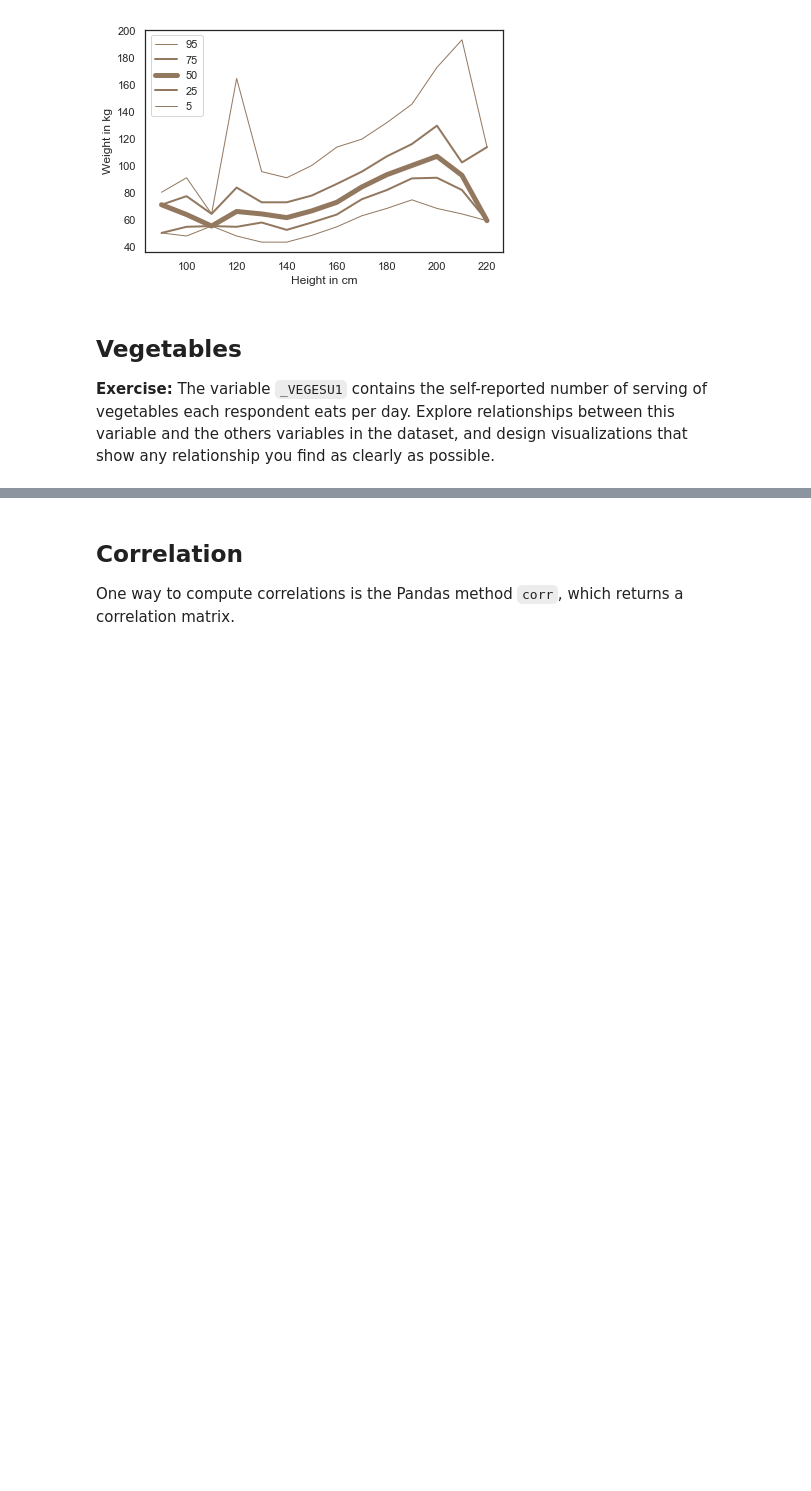
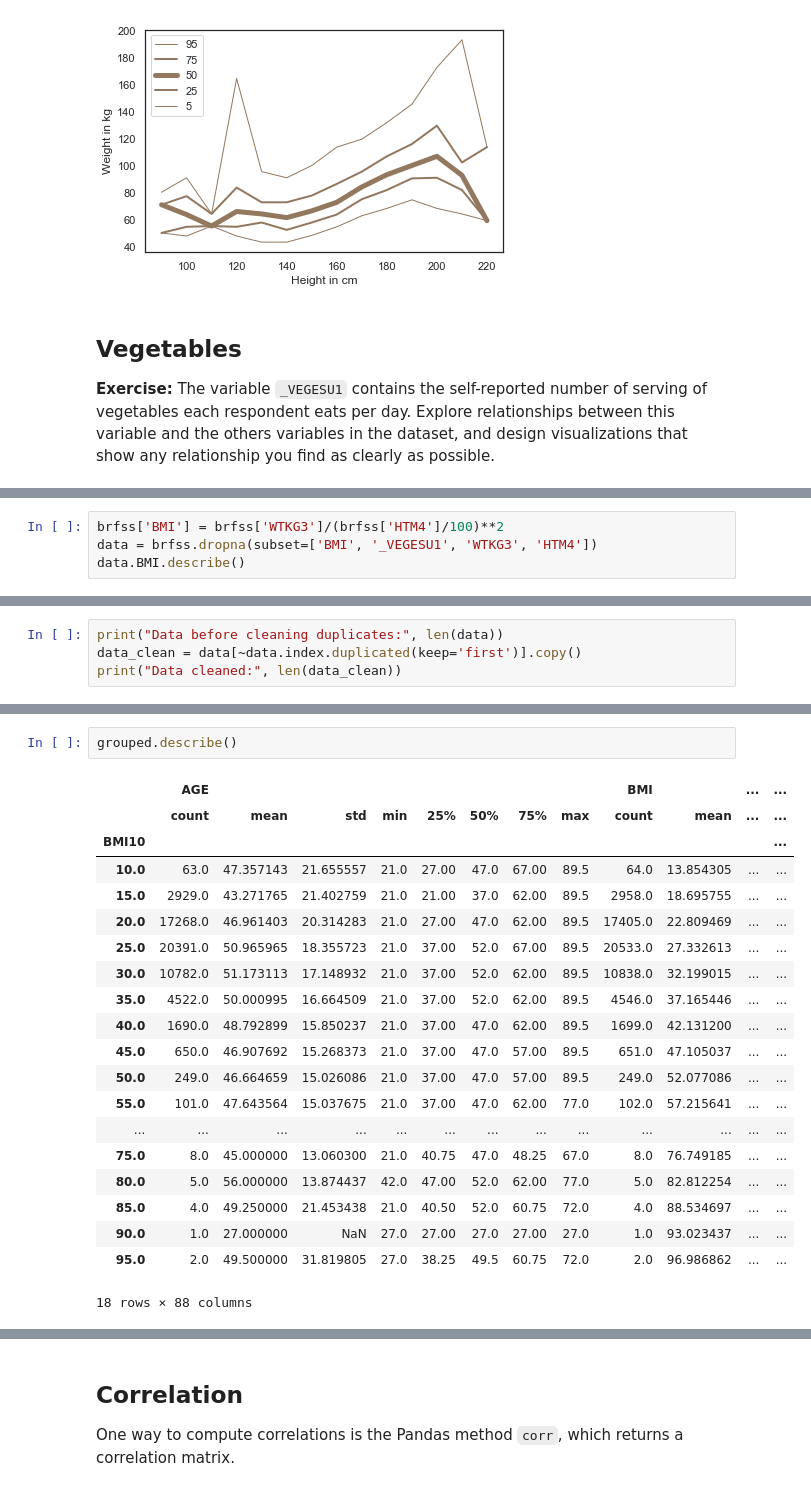
Before and after one commit to minhkhang1795/ThinkStats2, a Jupyter notebook: homeworks/homework03mine.ipynb, the cells around one changed output, grey strips where cells are left out. Cells and saved outputs as stored; diff of their text form; blank space fills up the shorter version.

```diff
--- a/homeworks/homework03mine.ipynb
+++ b/homeworks/homework03mine.ipynb
@@ -447,0 +444,4 @@ decorate(xlabel='Height in cm',
+# %%
+brfss['BMI'] = brfss['WTKG3']/(brfss['HTM4']/100)**2
+data = brfss.dropna(subset=['BMI', '_VEGESU1', 'WTKG3', 'HTM4'])
+data.BMI.describe()
@@ -447,0 +475,4 @@ decorate(xlabel='Height in cm',
+# %%
+print("Data before cleaning duplicates:", len(data))
+data_clean = data[~data.index.duplicated(keep='first')].copy()
+print("Data cleaned:", len(data_clean))
@@ -447,0 +593,23 @@ decorate(xlabel='Height in cm',
+# %%
+grouped.describe()
+# %% [output]
+|  | AGE |  |  |  |  |  |  |  | BMI |  | ... | ... |
+|  | count | mean | std | min | 25% | 50% | 75% | max | count | mean | ... | ... |
+| BMI10 |  |  |  |  |  |  |  |  |  |  |  | ... |
+| 10.0 | 63.0 | 47.357143 | 21.655557 | 21.0 | 27.00 | 47.0 | 67.00 | 89.5 | 64.0 | 13.854305 | ... | ... |
+| 15.0 | 2929.0 | 43.271765 | 21.402759 | 21.0 | 21.00 | 37.0 | 62.00 | 89.5 | 2958.0 | 18.695755 | ... | ... |
+| 20.0 | 17268.0 | 46.961403 | 20.314283 | 21.0 | 27.00 | 47.0 | 62.00 | 89.5 | 17405.0 | 22.809469 | ... | ... |
+| 25.0 | 20391.0 | 50.965965 | 18.355723 | 21.0 | 37.00 | 52.0 | 67.00 | 89.5 | 20533.0 | 27.332613 | ... | ... |
+| 30.0 | 10782.0 | 51.173113 | 17.148932 | 21.0 | 37.00 | 52.0 | 62.00 | 89.5 | 10838.0 | 32.199015 | ... | ... |
+| 35.0 | 4522.0 | 50.000995 | 16.664509 | 21.0 | 37.00 | 52.0 | 62.00 | 89.5 | 4546.0 | 37.165446 | ... | ... |
+| 40.0 | 1690.0 | 48.792899 | 15.850237 | 21.0 | 37.00 | 47.0 | 62.00 | 89.5 | 1699.0 | 42.131200 | ... | ... |
+| 45.0 | 650.0 | 46.907692 | 15.268373 | 21.0 | 37.00 | 47.0 | 57.00 | 89.5 | 651.0 | 47.105037 | ... | ... |
+| 50.0 | 249.0 | 46.664659 | 15.026086 | 21.0 | 37.00 | 47.0 | 57.00 | 89.5 | 249.0 | 52.077086 | ... | ... |
+| 55.0 | 101.0 | 47.643564 | 15.037675 | 21.0 | 37.00 | 47.0 | 62.00 | 77.0 | 102.0 | 57.215641 | ... | ... |
+| ... | ... | ... | ... | ... | ... | ... | ... | ... | ... | ... | ... | ... |
+| 75.0 | 8.0 | 45.000000 | 13.060300 | 21.0 | 40.75 | 47.0 | 48.25 | 67.0 | 8.0 | 76.749185 | ... | ... |
+| 80.0 | 5.0 | 56.000000 | 13.874437 | 42.0 | 47.00 | 52.0 | 62.00 | 77.0 | 5.0 | 82.812254 | ... | ... |
+| 85.0 | 4.0 | 49.250000 | 21.453438 | 21.0 | 40.50 | 52.0 | 60.75 | 72.0 | 4.0 | 88.534697 | ... | ... |
+| 90.0 | 1.0 | 27.000000 | NaN | 27.0 | 27.00 | 27.0 | 27.00 | 27.0 | 1.0 | 93.023437 | ... | ... |
+| 95.0 | 2.0 | 49.500000 | 31.819805 | 27.0 | 38.25 | 49.5 | 60.75 | 72.0 | 2.0 | 96.986862 | ... | ... |
+18 rows × 88 columns
```
Also changed, not shown: parts of 42 cells of this notebook.
